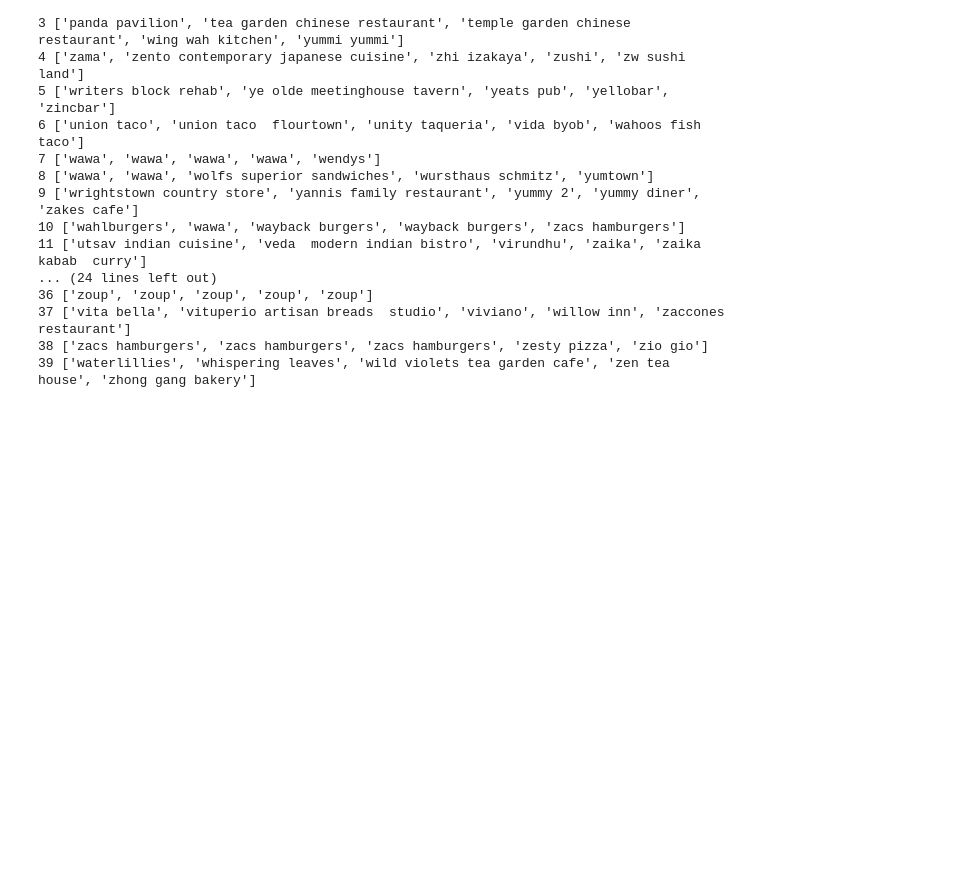
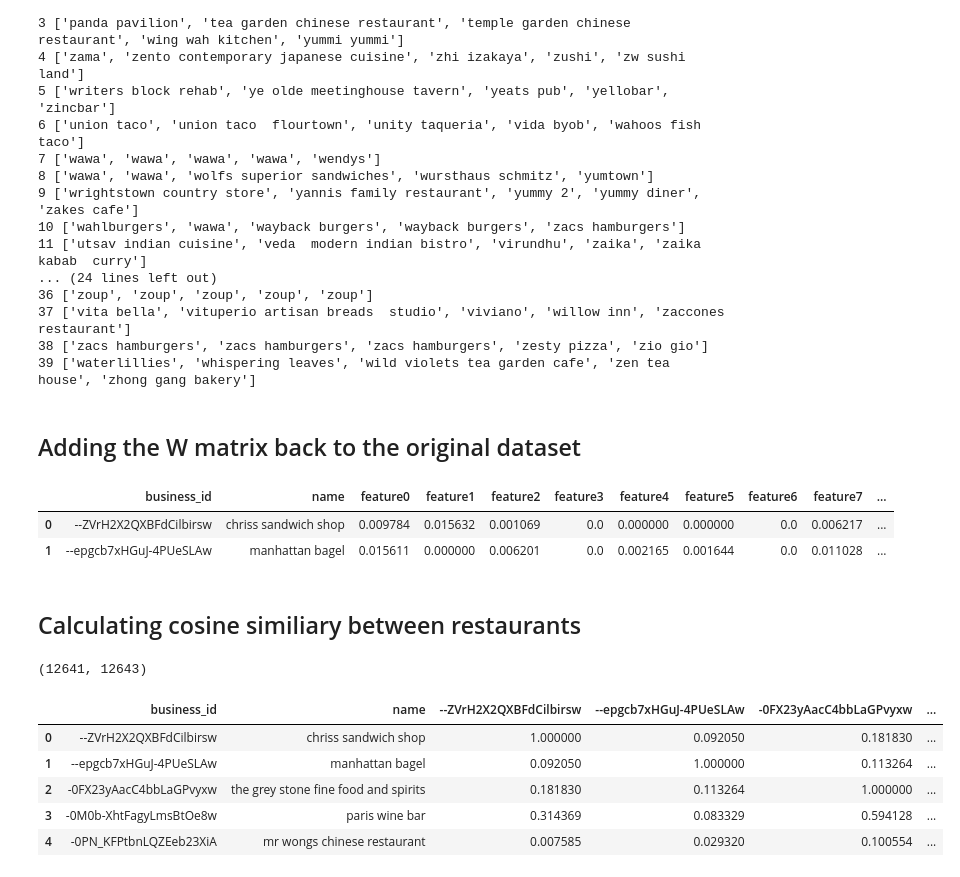
Before and after one commit to crredding/YelpDataset, a Jupyter notebook: RestaurantRecommender.ipynb, the cells around one changed output. Cells and saved outputs as stored; diff of their text form; code cells hidden in the pictures; blank space fills up the shorter version.

```diff
--- a/RestaurantRecommender.ipynb
+++ b/RestaurantRecommender.ipynb
@@ -238,3 +229,34 @@ for key, value in sorted(top_restaurants.items()):
 37 ['vita bella', 'vituperio artisan breads  studio', 'viviano', 'willow inn', 'zaccones restaurant']
 38 ['zacs hamburgers', 'zacs hamburgers', 'zacs hamburgers', 'zesty pizza', 'zio gio']
 39 ['waterlillies', 'whispering leaves', 'wild violets tea garden cafe', 'zen tea house', 'zhong gang bakery']
+# %% [markdown]
+## Adding the W matrix back to the original dataset
+# %%
+columns = ['feature{}'.format(n) for n in range(0,40)]
+W_df = pd.DataFrame(W, columns=columns)
+PA_business_features = pd.concat([PA_combined_filtered[['business_id', 'name']], W_df], axis=1)
+# %%
+PA_business_features.head(2)
+# %% [output]
+|  | business_id | name | feature0 | feature1 | feature2 | feature3 | feature4 | feature5 | feature6 | feature7 | ... |
+| 0 | --ZVrH2X2QXBFdCilbirsw | chriss sandwich shop | 0.009784 | 0.015632 | 0.001069 | 0.0 | 0.000000 | 0.000000 | 0.0 | 0.006217 | ... |
+| 1 | --epgcb7xHGuJ-4PUeSLAw | manhattan bagel | 0.015611 | 0.000000 | 0.006201 | 0.0 | 0.002165 | 0.001644 | 0.0 | 0.011028 | ... |
+# %% [markdown]
+## Calculating cosine similiary between restaurants
+# %%
+similarity_array = cosine_similarity(PA_business_features.iloc[:,2:])
+similarity_df = pd.DataFrame(similarity_array, columns=PA_combined_filtered['business_id'])
+PA_business_similarity = pd.concat([PA_combined_filtered[['business_id', 'name']], similarity_df], axis=1)
+# %%
+PA_business_similarity.shape
+# %% [output]
+(12641, 12643)
+# %%
+PA_business_similarity.iloc[:5,:6]
+# %% [output]
+|  | business_id | name | --ZVrH2X2QXBFdCilbirsw | --epgcb7xHGuJ-4PUeSLAw | -0FX23yAacC4bbLaGPvyxw | ... |
+| 0 | --ZVrH2X2QXBFdCilbirsw | chriss sandwich shop | 1.000000 | 0.092050 | 0.181830 | ... |
+| 1 | --epgcb7xHGuJ-4PUeSLAw | manhattan bagel | 0.092050 | 1.000000 | 0.113264 | ... |
+| 2 | -0FX23yAacC4bbLaGPvyxw | the grey stone fine food and spirits | 0.181830 | 0.113264 | 1.000000 | ... |
+| 3 | -0M0b-XhtFagyLmsBtOe8w | paris wine bar | 0.314369 | 0.083329 | 0.594128 | ... |
+| 4 | -0PN_KFPtbnLQZEeb23XiA | mr wongs chinese restaurant | 0.007585 | 0.029320 | 0.100554 | ... |
```
Also changed, not shown: parts of 8 cells of this notebook.
